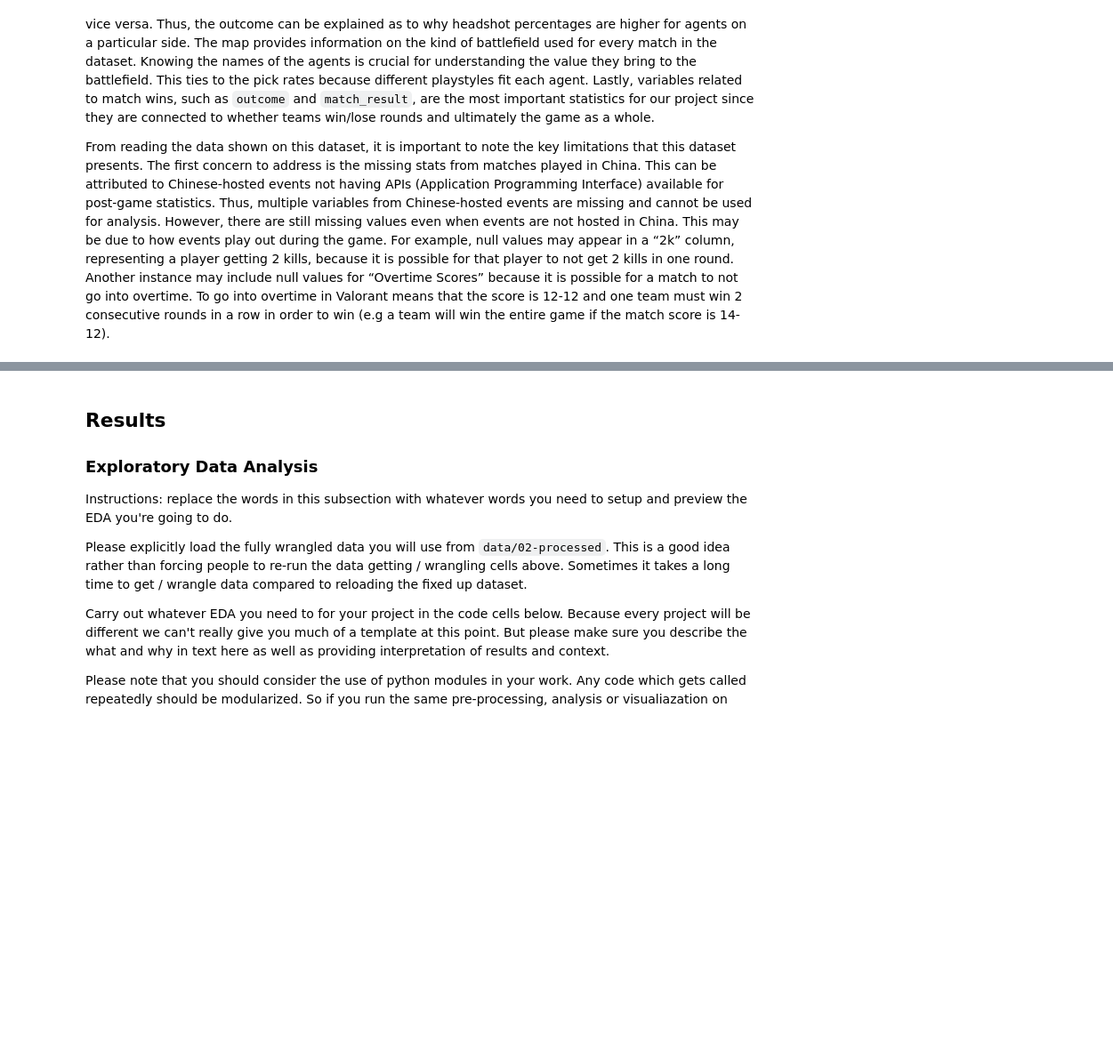
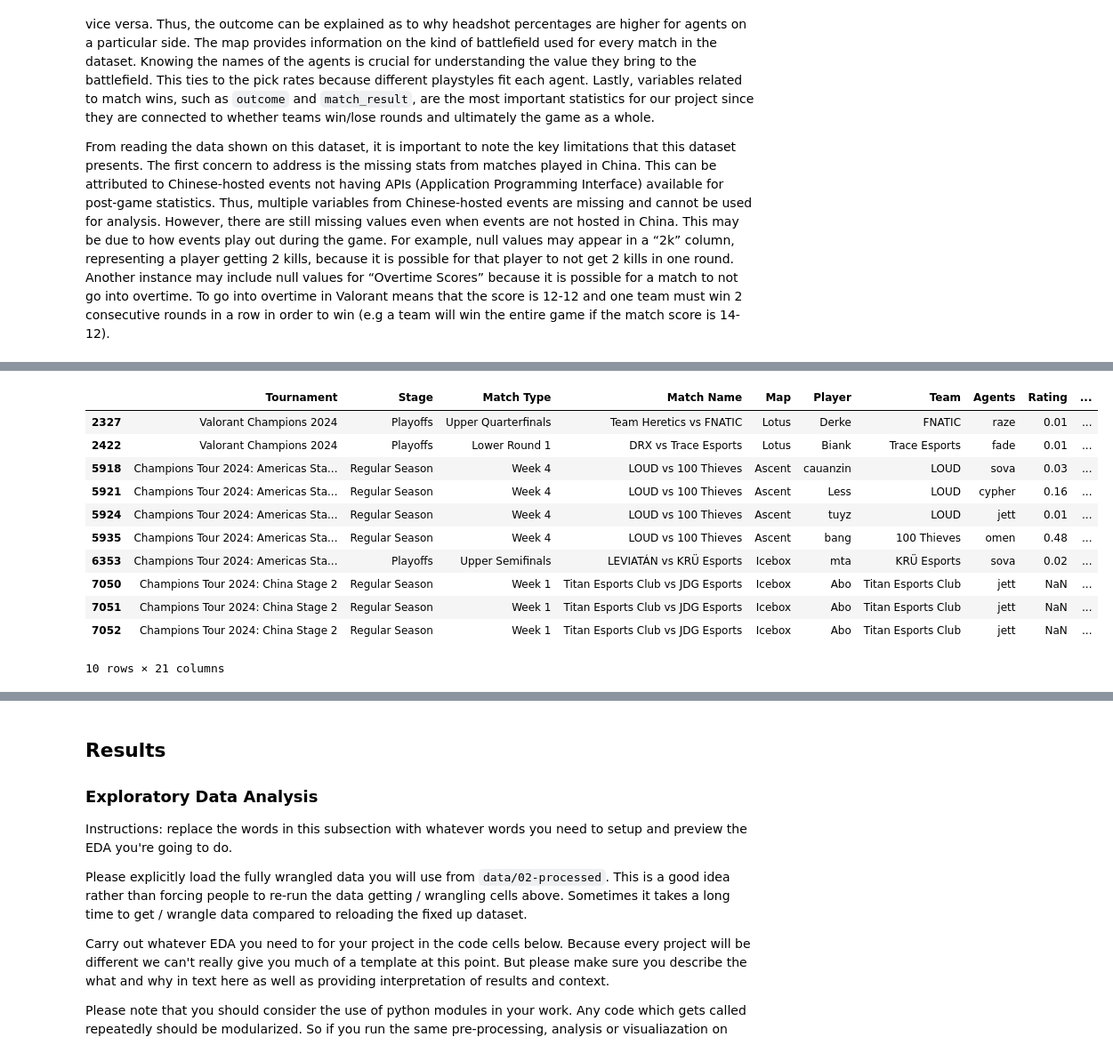
Before and after one commit to COGS108/Group102_WI26, a Jupyter notebook: 02-EDACheckpoint.ipynb, the cells around one changed output, grey strips where cells are left out. Shown at 89% size. Cells and saved outputs as stored; diff of their text form; code cells hidden in the pictures; blank space fills up the shorter version.

Commit message:
cleaned vct 2025 data

```diff
--- a/02-EDACheckpoint.ipynb
+++ b/02-EDACheckpoint.ipynb
@@ -526,0 +225,35 @@ print(team_avg_hs.head(10))
+# %%
+# vct 2024 folder
+
+## agents folder
+vct24_agents_pick = pd.read_csv('data/00-raw/vct_both_2024_2025/vct_2024/agents/agents_pick_rates.csv')
+vct24_maps_stats = pd.read_csv('data/00-raw/vct_both_2024_2025/vct_2024/agents/maps_stats.csv')
+vct24_teams_pick = pd.read_csv('data/00-raw/vct_both_2024_2025/vct_2024/agents/teams_picked_agents.csv')
+
+## ids folder
+vct24_players_ids = pd.read_csv('data/00-raw/vct_both_2024_2025/vct_2024/ids/players_ids.csv')
+vct24_teams_ids = pd.read_csv('data/00-raw/vct_both_2024_2025/vct_2024/ids/teams_ids.csv')
+vct24_tournaments_types = pd.read_csv('data/00-raw/vct_both_2024_2025/vct_2024/ids/tournaments_stages_match_types_ids.csv')
+vct24_tournaments_games = pd.read_csv('data/00-raw/vct_both_2024_2025/vct_2024/ids/tournaments_stages_matches_games_ids.csv')
+
+## matches folder
+# vct24_draft_phase = pd.read_csv('data/00-raw/vct_both_2024_2025/vct_2024/matches/draft_phase.csv')
+
+vct24_eco_rounds = pd.read_csv('data/00-raw/vct_both_2024_2025/vct_2024/matches/eco_rounds.csv')
+vct24_eco_stats = pd.read_csv('data/00-raw/vct_both_2024_2025/vct_2024/matches/eco_stats.csv')
+
+# vct24_kills_stats = pd.read_csv('data/00-raw/vct_both_2024_2025/vct_2024/matches/kills_stats.csv')
+# vct24_kills = pd.read_csv('data/00-raw/vct_both_2024_2025/vct_2024/matches/kills.csv')
+
+# vct24_maps_played = pd.read_csv('data/00-raw/vct_both_2024_2025/vct_2024/matches/maps_played.csv')
+# vct24_maps_scores = pd.read_csv('data/00-raw/vct_both_2024_2025/vct_2024/matches/maps_scores.csv')
+vct24_overview = pd.read_csv('data/00-raw/vct_both_2024_2025/vct_2024/matches/overview.csv')
+# vct24_rounds_kills = pd.read_csv('data/00-raw/vct_both_2024_2025/vct_2024/matches/rounds_kills.csv')
+vct24_scores = pd.read_csv('data/00-raw/vct_both_2024_2025/vct_2024/matches/scores.csv')
+vct24_team_mapping = pd.read_csv('data/00-raw/vct_both_2024_2025/vct_2024/matches/team_mapping.csv')
+
+vct24_winloss_count = pd.read_csv('data/00-raw/vct_both_2024_2025/vct_2024/matches/win_loss_methods_count.csv')
+vct24_winloss_round = pd.read_csv('data/00-raw/vct_both_2024_2025/vct_2024/matches/win_loss_methods_round_number.csv')
+
+## players_stats folder
+vct24_players_stats = pd.read_csv('data/00-raw/vct_both_2024_2025/vct_2024/players_stats/players_stats.csv')
@@ -526,0 +601,18 @@ print(team_avg_hs.head(10))
+# %%
+# look into missing entries
+vct24_overview[
+    vct24_overview.isna().any(axis=1)
+].head(10)
+# %% [output]
+|  | Tournament | Stage | Match Type | Match Name | Map | Player | Team | Agents | Rating | ... |
+| 2327 | Valorant Champions 2024 | Playoffs | Upper Quarterfinals | Team Heretics vs FNATIC | Lotus | Derke | FNATIC | raze | 0.01 | ... |
+| 2422 | Valorant Champions 2024 | Playoffs | Lower Round 1 | DRX vs Trace Esports | Lotus | Biank | Trace Esports | fade | 0.01 | ... |
+| 5918 | Champions Tour 2024: Americas Sta... | Regular Season | Week 4 | LOUD vs 100 Thieves | Ascent | cauanzin | LOUD | sova | 0.03 | ... |
+| 5921 | Champions Tour 2024: Americas Sta... | Regular Season | Week 4 | LOUD vs 100 Thieves | Ascent | Less | LOUD | cypher | 0.16 | ... |
+| 5924 | Champions Tour 2024: Americas Sta... | Regular Season | Week 4 | LOUD vs 100 Thieves | Ascent | tuyz | LOUD | jett | 0.01 | ... |
+| 5935 | Champions Tour 2024: Americas Sta... | Regular Season | Week 4 | LOUD vs 100 Thieves | Ascent | bang | 100 Thieves | omen | 0.48 | ... |
+| 6353 | Champions Tour 2024: Americas Sta... | Playoffs | Upper Semifinals | LEVIATÁN vs KRÜ Esports | Icebox | mta | KRÜ Esports | sova | 0.02 | ... |
+| 7050 | Champions Tour 2024: China Stage 2 | Regular Season | Week 1 | Titan Esports Club vs JDG Esports | Icebox | Abo | Titan Esports Club | jett | NaN | ... |
+| 7051 | Champions Tour 2024: China Stage 2 | Regular Season | Week 1 | Titan Esports Club vs JDG Esports | Icebox | Abo | Titan Esports Club | jett | NaN | ... |
+| 7052 | Champions Tour 2024: China Stage 2 | Regular Season | Week 1 | Titan Esports Club vs JDG Esports | Icebox | Abo | Titan Esports Club | jett | NaN | ... |
+10 rows × 21 columns
```
Also changed, not shown: parts of 138 cells of this notebook, 5 other files.
